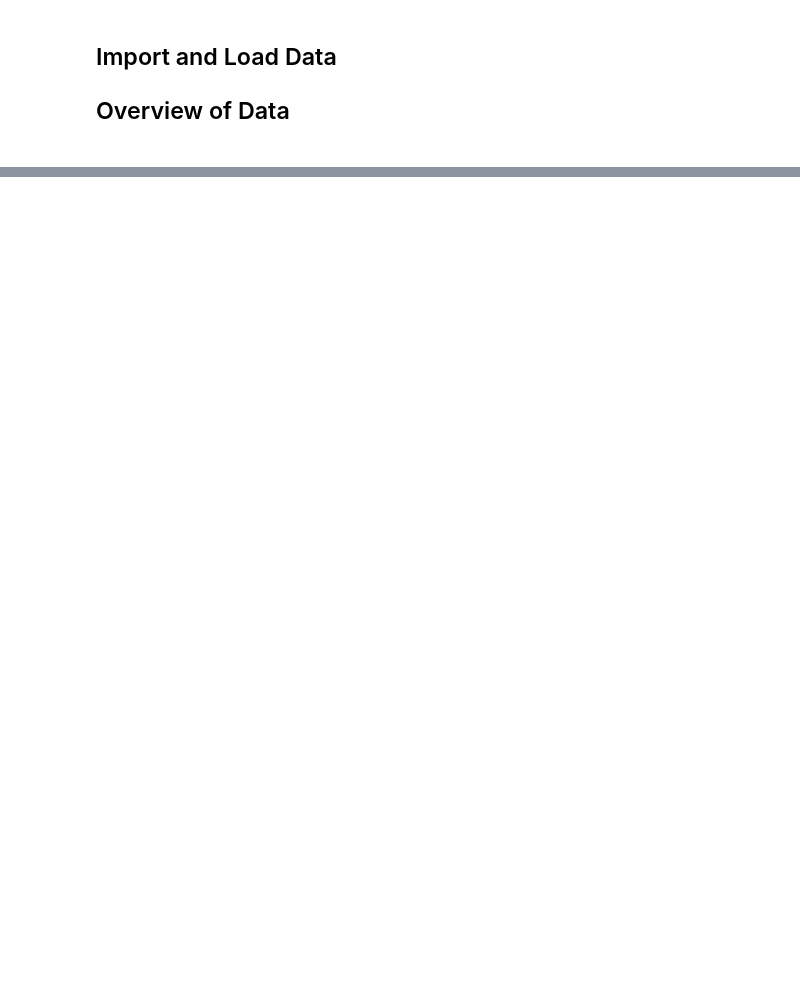
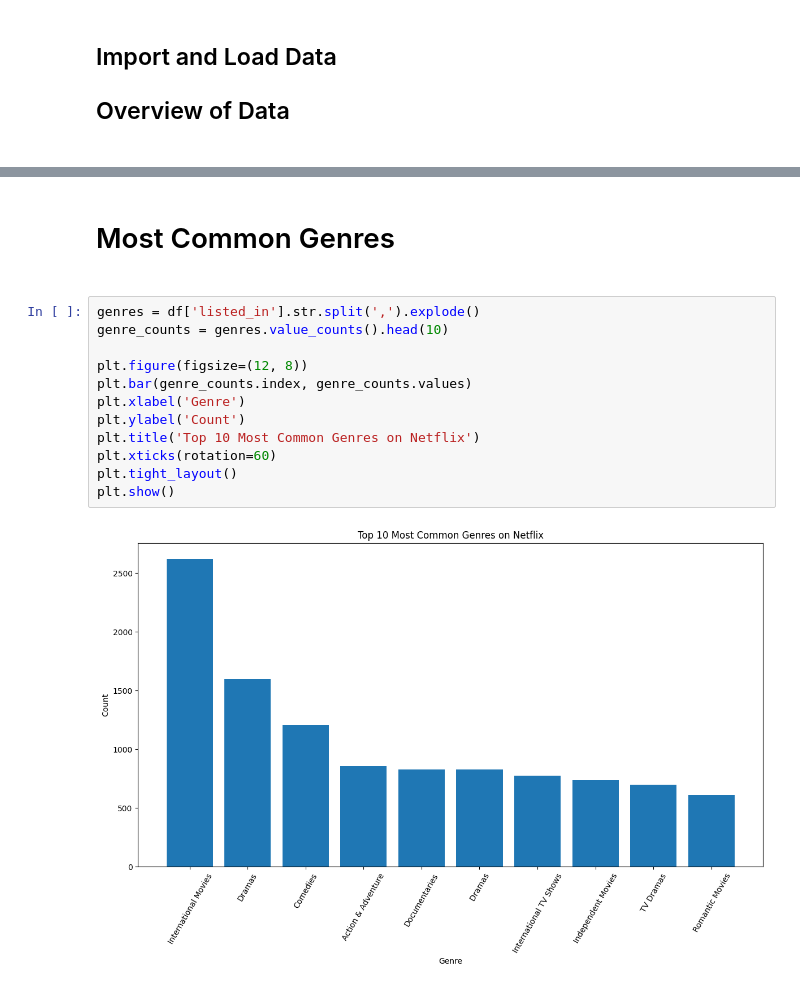
Before and after one commit to joseferur/Exploratory-Data-Analysis, a Jupyter notebook: Netflix-Content-Analysis/Netflix-Content-Analysis.ipynb, the cells around one changed output, grey strips where cells are left out. Cells and saved outputs as stored; diff of their text form; blank space fills up the shorter version.

```diff
--- a/Netflix-Content-Analysis/Netflix-Content-Analysis.ipynb
+++ b/Netflix-Content-Analysis/Netflix-Content-Analysis.ipynb
@@ -46,0 +59,16 @@ dtype: int64
+# %% [markdown]
+<h1>Most Common Genres<h1>
+# %%
+genres = df['listed_in'].str.split(',').explode()
+genre_counts = genres.value_counts().head(10)
+
+plt.figure(figsize=(12, 8))
+plt.bar(genre_counts.index, genre_counts.values)
+plt.xlabel('Genre')
+plt.ylabel('Count')
+plt.title('Top 10 Most Common Genres on Netflix')
+plt.xticks(rotation=60)
+plt.tight_layout()
+plt.show()
+# %% [output]
+[figure, added]
```
Also changed, not shown: parts of 10 cells of this notebook, 1 other file.
